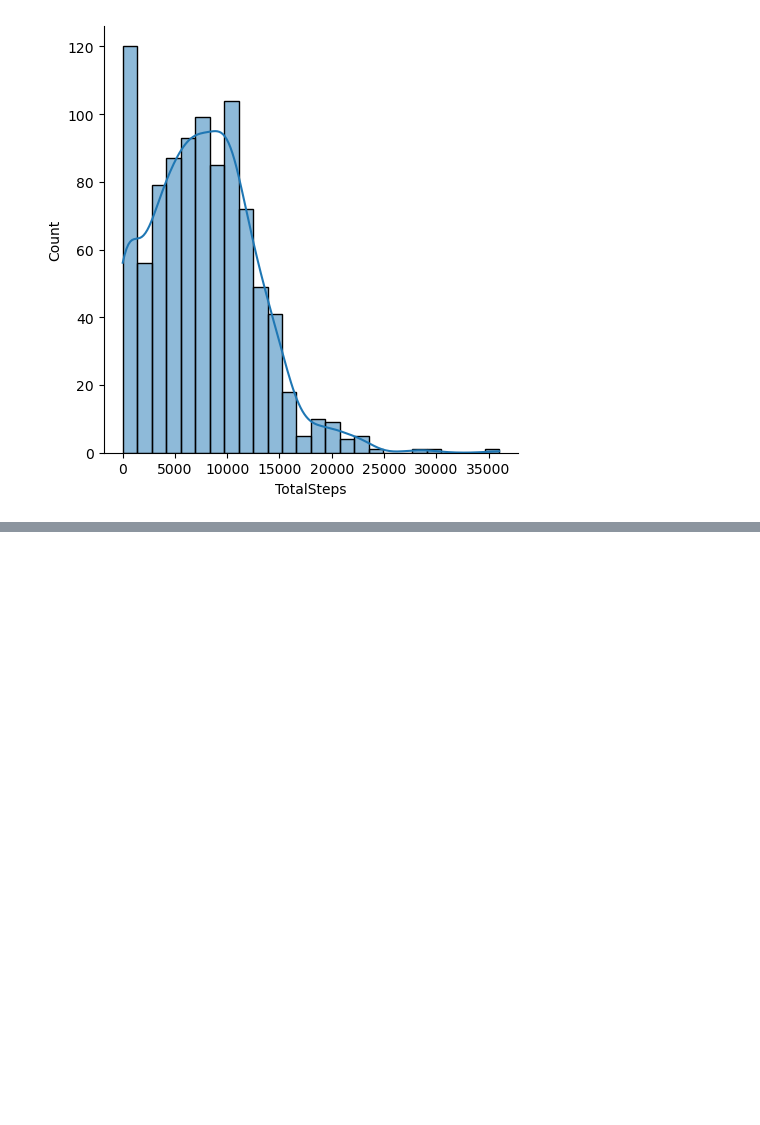
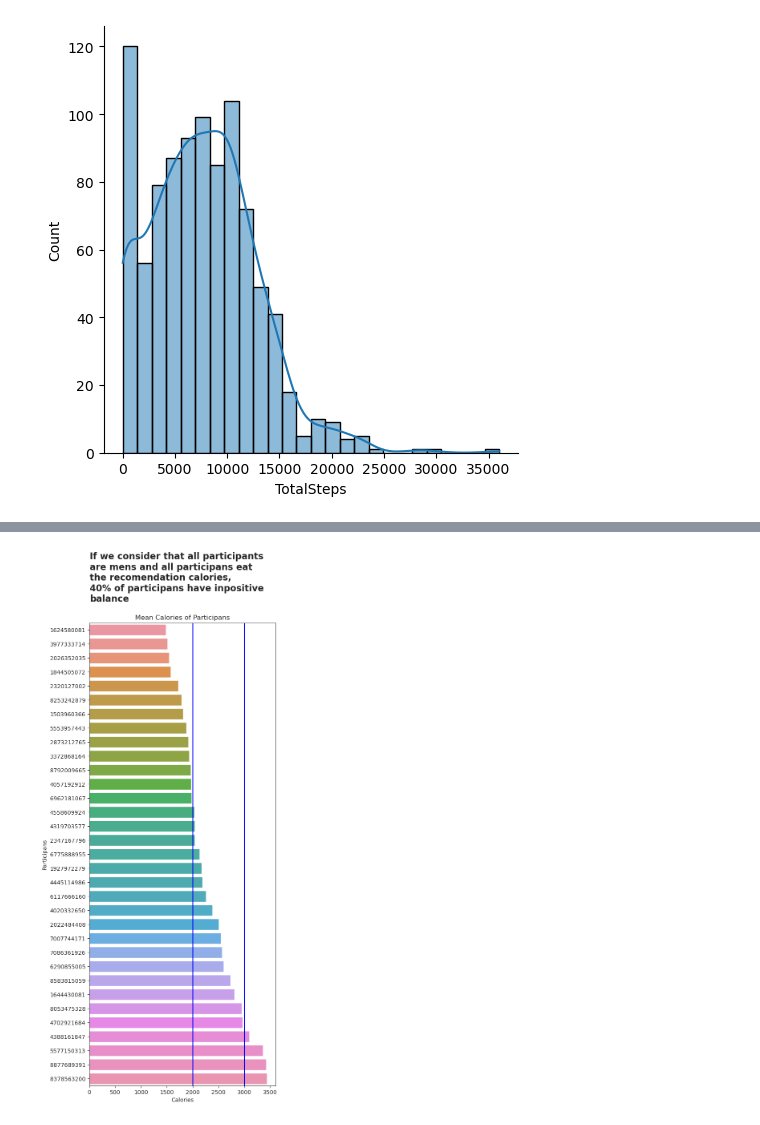
Before and after one commit to Ricardod671/Bellabeat-EDA, a Jupyter notebook: notebook/0.1-RCD-EDA.ipynb, the cells around one changed output, grey strips where cells are left out. Saved outputs shown, nothing was run; the diff lists cells and outputs as text; code cells hidden in the pictures; blank space fills up the shorter version.

```diff
--- a/notebook/0.1-RCD-EDA.ipynb
+++ b/notebook/0.1-RCD-EDA.ipynb
@@ -135,0 +172,22 @@ plt.show()
+# %%
+# Initialize the matpltlib figure
+f,ax = plt.subplots(figsize=(6,15))
+# plot the TotalCalories
+graph=sns.barplot(x="Calories",y="Id",data=calories,orient='h',order=calories.sort_values('Calories',ascending=True).Id)
+# Draw vertical line with values for woman
+#graph.axvline(1600,color='r')
+#graph.axvline(2400,color='r')
+# Draw verticar line with values for men
+graph.axvline(2000,color='b')
+graph.axvline(3000,color='b')
+# labels
+graph.set(xlabel='Calories',ylabel='Participans',title='Mean Calories of Participans')
+plt.text(x=4.7, y=-2, s='If we consider that all participants \n'
+'are mens and all participans eat\n'
+'the recomendation calories,\n'
+'40% of participans have inpositive\n'
+'balance', fontsize=16, weight='bold')
+# plot the graph
+plt.show()
+# %% [output]
+[figure, added]
```
Also changed, not shown: parts of 9 cells of this notebook.
